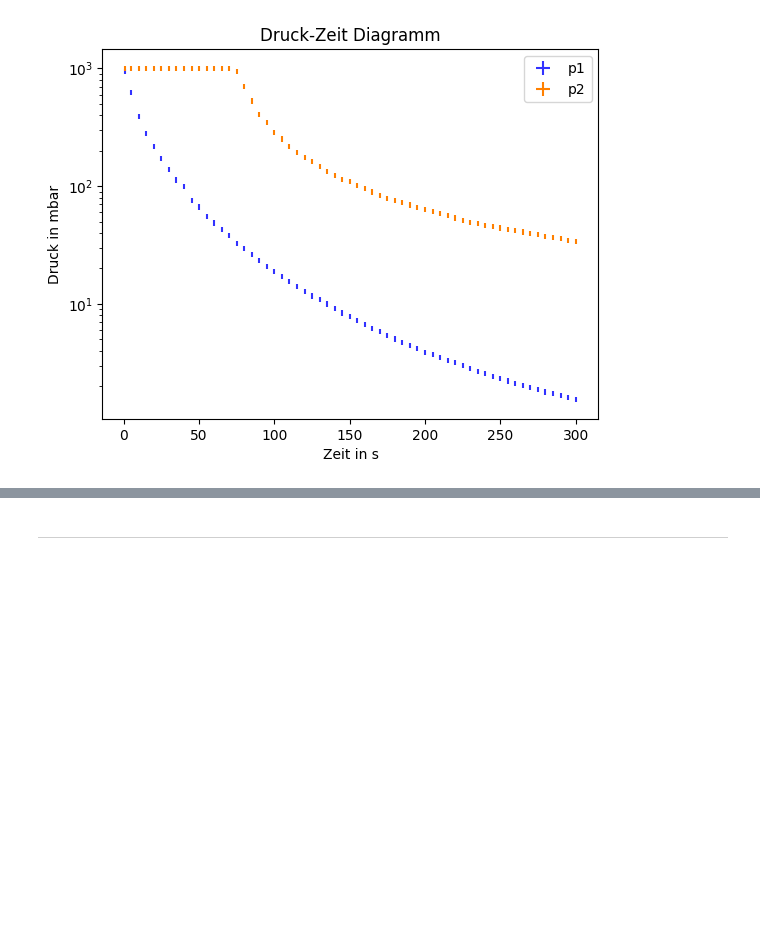
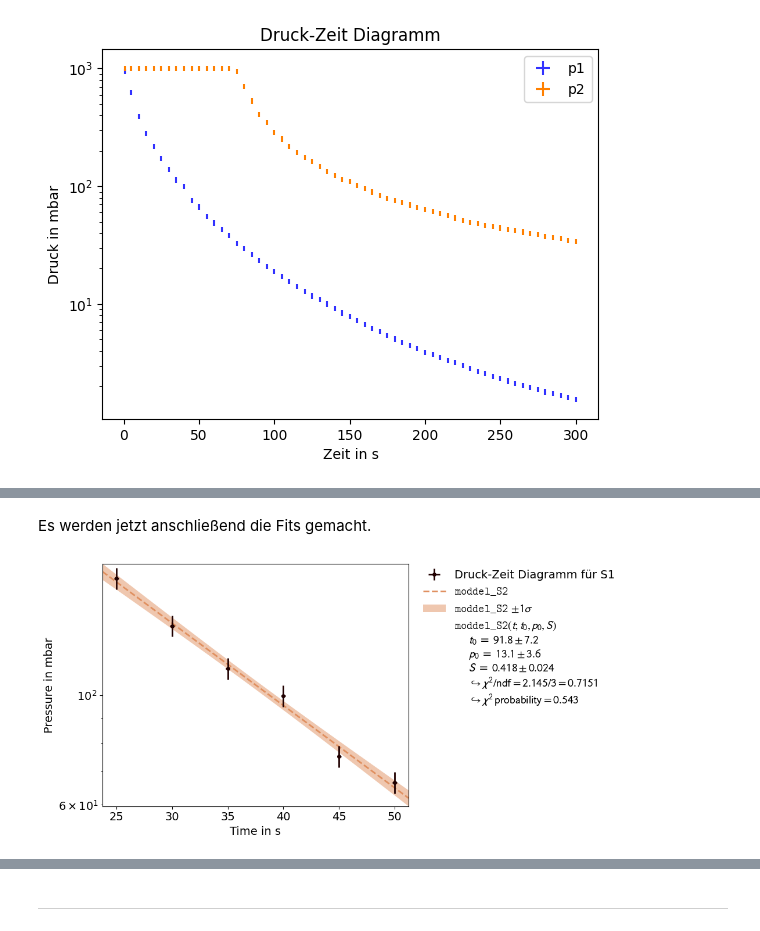
Before and after one commit to AlFa-Tier/Uni_codes, a Jupyter notebook: Praktikum/Vakuum/Vakuum.ipynb, the cells around one changed output, grey strips where cells are left out. Saved outputs shown, nothing was run; the diff lists cells and outputs as text; code cells hidden in the pictures; blank space fills up the shorter version.

```diff
--- a/Praktikum/Vakuum/Vakuum.ipynb
+++ b/Praktikum/Vakuum/Vakuum.ipynb
@@ -498,0 +552,32 @@ plt.show()
+# %% [markdown]
+Es werden jetzt anschließend die Fits gemacht.
+# %%
+# Define fit function
+def moddel_S1(t,t_0=time_2[5],p_0=pressure_1[5],S=mean(list=S_1,start=5,finish=11)):
+    return p_0*np.exp(-(S)/(V)*(t-t_0))
+
+# Dataset erstellen
+dataset_S1 = kafe2.XYContainer(x_data=time_2[5:11],y_data=pressure_1[5:11])
+dataset_S1.axis_labels=['Time in s', 'Pressure in mbar']
+dataset_S1.label='Druck-Zeit Diagramm für S1'
+
+dataset_S1.add_error(axis='x',err_val=0.196)
+dataset_S1.add_error(axis='y',err_val=0.05*pressure_1[5:11])
+
+
+
+# Fit-Objekt erstellen
+fit_S1 = kafe2.Fit(dataset_S1,model_function=moddel_S2)
+fit_S1.limit_parameter("t_0", lower=0)
+
+# Fit durchführen
+fit_S1.do_fit()
+fit_result_S1=kafe2.Plot([fit_S1])
+
+
+# Fit-Ergebnisse plotten
+fit_result_S1.y_scale='log'
+fit_result_S1.plot()
+plt.show()
+# %% [output]
+[figure, added]
```
Also changed, not shown: parts of 9 cells of this notebook, 1 other file.
